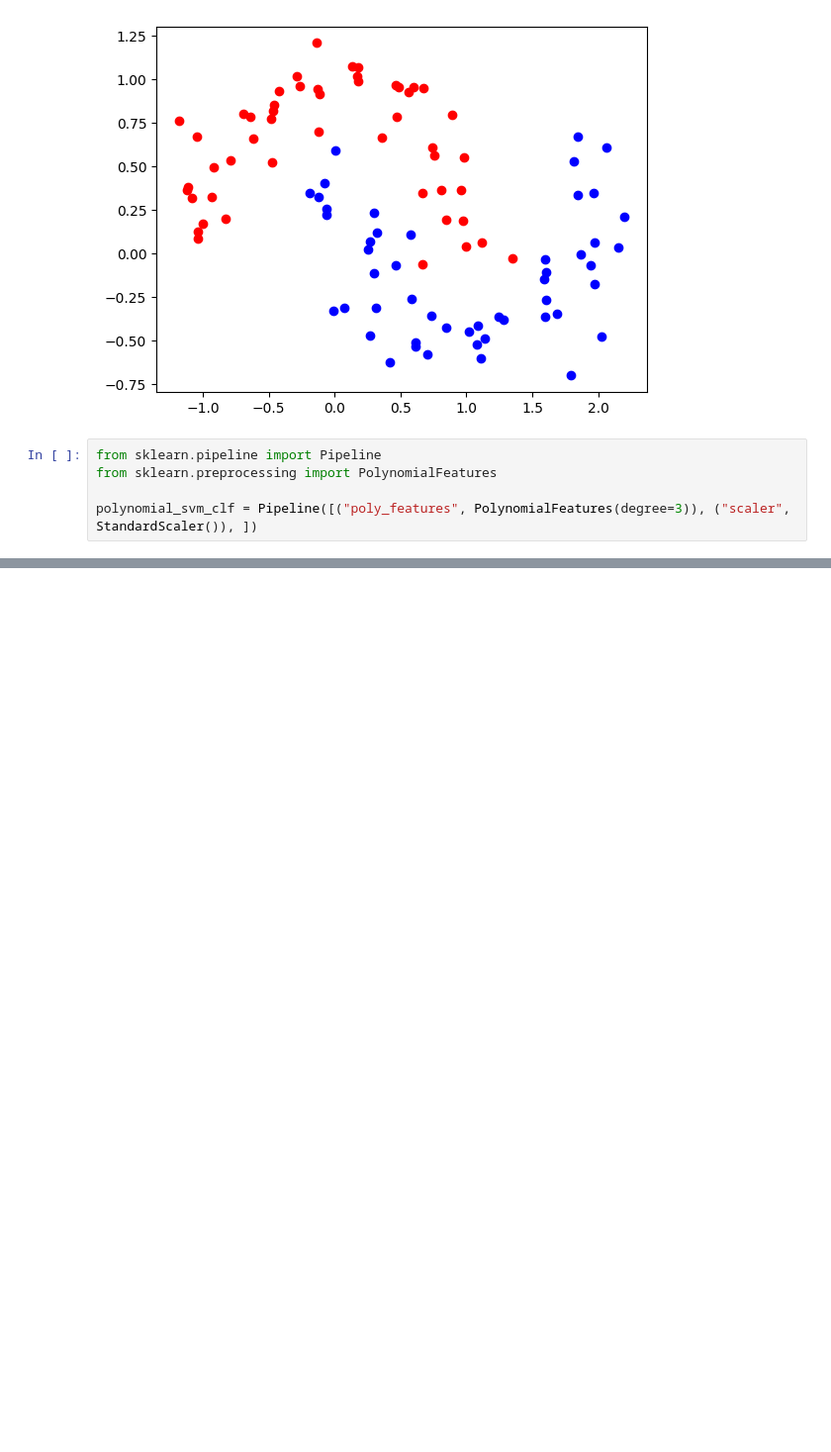
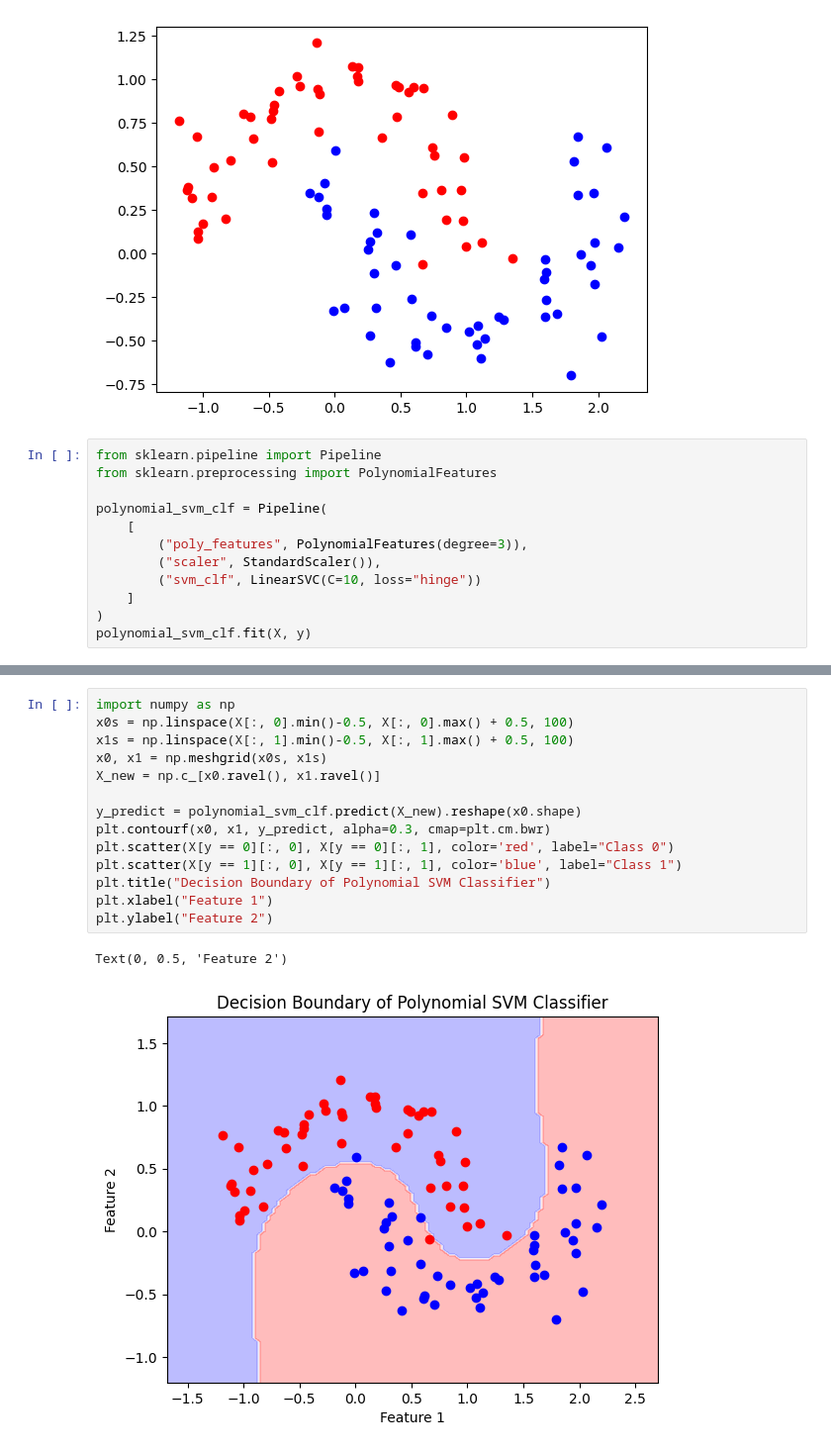
Before and after one commit to rezabrizi/ml_learning, a Jupyter notebook: ch5_exercise.ipynb, the cells around one changed output, grey strips where cells are left out. Shown: that part at 99% size. Cells and saved outputs as stored; diff of their text form; blank space fills up the shorter version.

```diff
--- a/ch5_exercise.ipynb
+++ b/ch5_exercise.ipynb
@@ -36,4 +36,11 @@ plt.scatter(X[y==1][:, 0], X[y==1][:,1], color='blue', label='class 1')
 from sklearn.pipeline import Pipeline
 from sklearn.preprocessing import PolynomialFeatures
 
-polynomial_svm_clf = Pipeline([("poly_features", PolynomialFeatures(degree=3)), ("scaler", StandardScaler()), ])
+polynomial_svm_clf = Pipeline(
+    [
+        ("poly_features", PolynomialFeatures(degree=3)),
+        ("scaler", StandardScaler()),
+        ("svm_clf", LinearSVC(C=10, loss="hinge"))
+    ]
+)
+polynomial_svm_clf.fit(X, y)
@@ -39,0 +58,17 @@ polynomial_svm_clf = Pipeline([("poly_features", PolynomialFeatures(degree=3)),
+# %%
+import numpy as np
+x0s = np.linspace(X[:, 0].min()-0.5, X[:, 0].max() + 0.5, 100)
+x1s = np.linspace(X[:, 1].min()-0.5, X[:, 1].max() + 0.5, 100)
+x0, x1 = np.meshgrid(x0s, x1s)
+X_new = np.c_[x0.ravel(), x1.ravel()]
+
+y_predict = polynomial_svm_clf.predict(X_new).reshape(x0.shape)
+plt.contourf(x0, x1, y_predict, alpha=0.3, cmap=plt.cm.bwr)
+plt.scatter(X[y == 0][:, 0], X[y == 0][:, 1], color='red', label="Class 0")
+plt.scatter(X[y == 1][:, 0], X[y == 1][:, 1], color='blue', label="Class 1")
+plt.title("Decision Boundary of Polynomial SVM Classifier")
+plt.xlabel("Feature 1")
+plt.ylabel("Feature 2")
+# %% [output]
+Text(0, 0.5, 'Feature 2')
+[figure, added]
```
Also changed, not shown: parts of 2 cells of this notebook.
